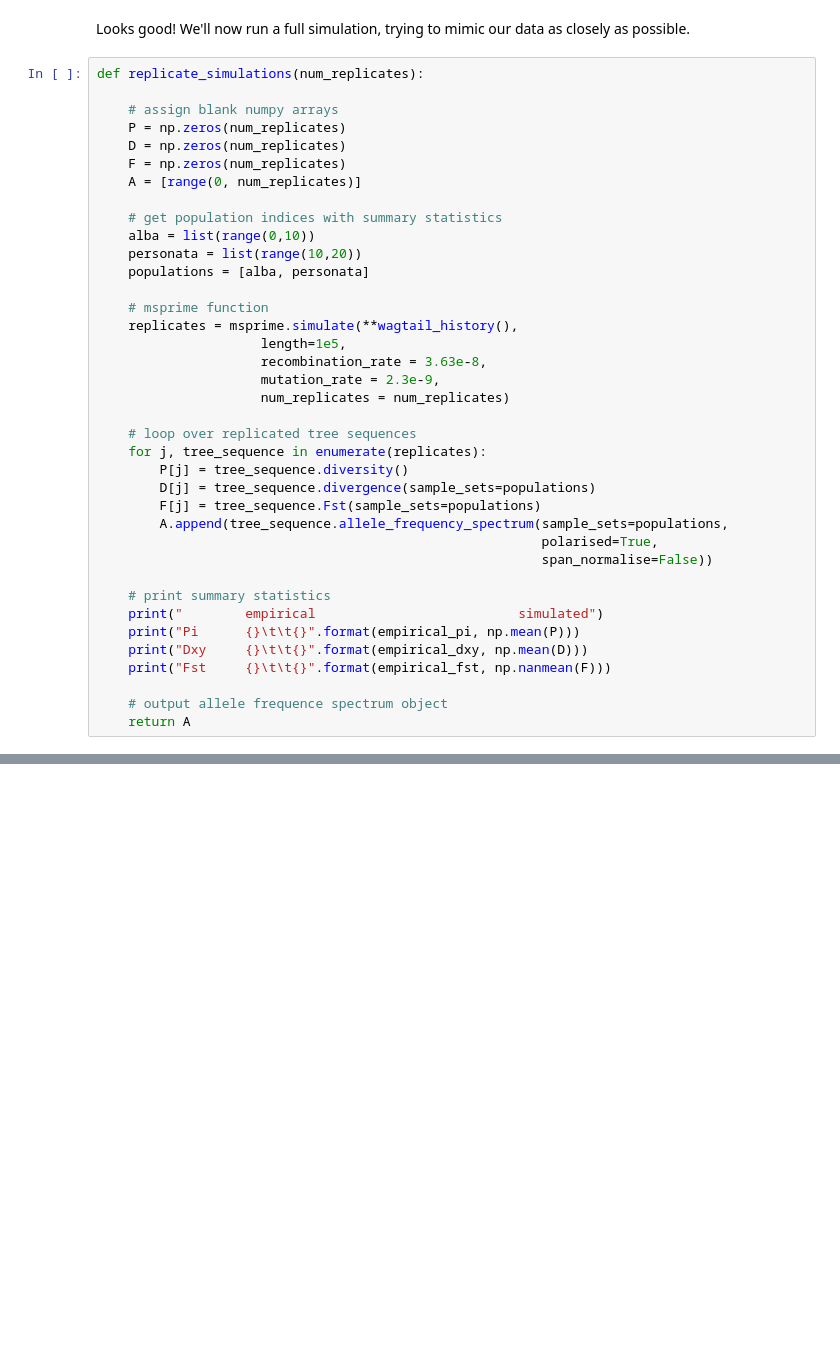
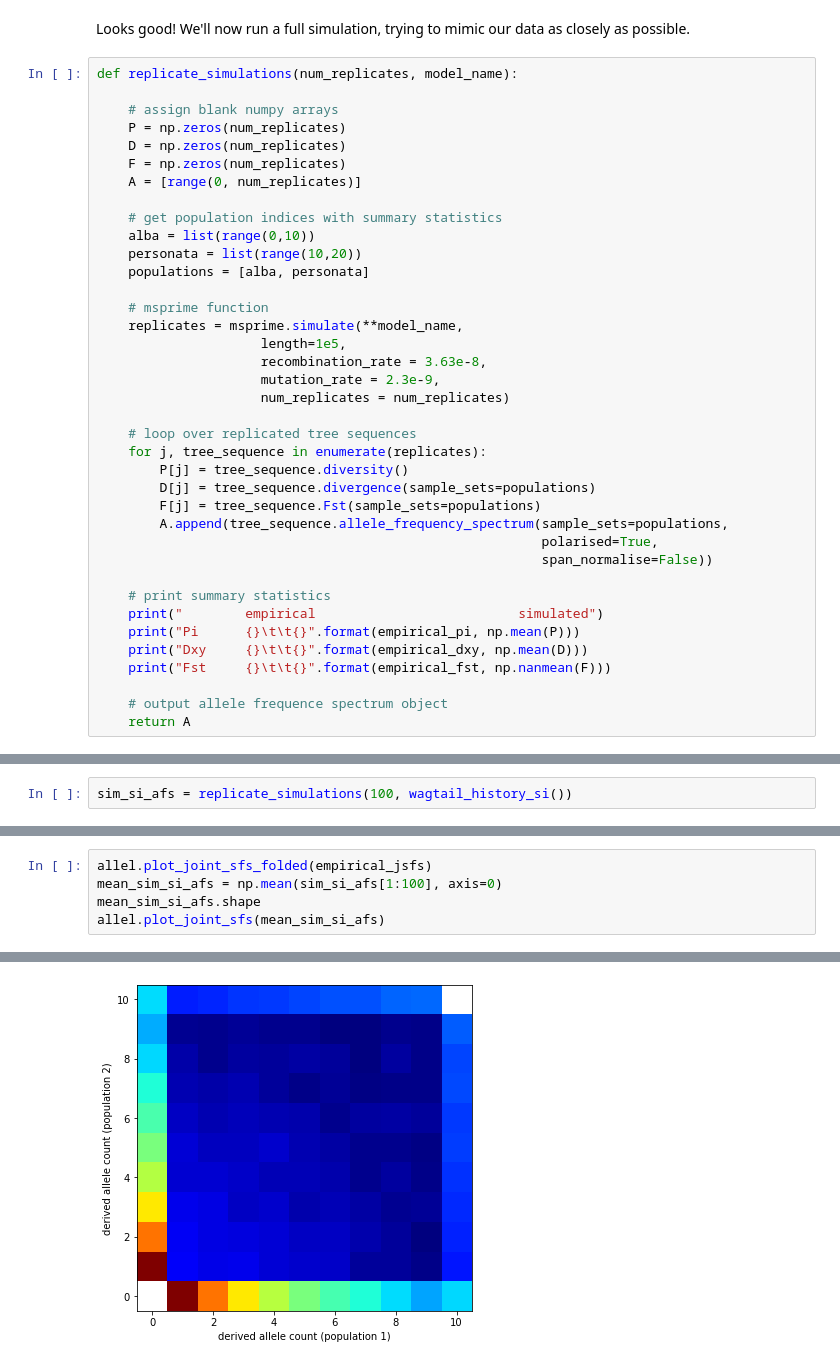
Before and after one commit to elinck/wagtails, a Jupyter notebook: scripts/demographic_inference_simulations.ipynb, the cells around one changed output, grey strips where cells are left out. Cells and saved outputs as stored; diff of their text form; blank space fills up the shorter version.

```diff
--- a/scripts/demographic_inference_simulations.ipynb
+++ b/scripts/demographic_inference_simulations.ipynb
@@ -145,7 +179,7 @@ Events @ generation 433.0
 # %% [markdown]
 Looks good! We'll now run a full simulation, trying to mimic our data as closely as possible.
 # %%
-def replicate_simulations(num_replicates):
+def replicate_simulations(num_replicates, model_name):
 
     # assign blank numpy arrays
     P = np.zeros(num_replicates)
@@ -159,7 +193,7 @@ def replicate_simulations(num_replicates):
     populations = [alba, personata]
 
     # msprime function
-    replicates = msprime.simulate(**wagtail_history(),
+    replicates = msprime.simulate(**model_name,
                      length=1e5,
                      recombination_rate = 3.63e-8,
                      mutation_rate = 2.3e-9,
@@ -207,0 +316,2 @@ We can see that while there are similarities across spectra, there is an excess
+# %%
+sim_si_afs = replicate_simulations(100, wagtail_history_si())
@@ -207,0 +323,6 @@ We can see that while there are similarities across spectra, there is an excess
+# %%
+allel.plot_joint_sfs_folded(empirical_jsfs)
+mean_sim_si_afs = np.mean(sim_si_afs[1:100], axis=0)
+mean_sim_si_afs.shape
+allel.plot_joint_sfs(mean_sim_si_afs)
+# %% [output]
@@ -207,0 +331 @@ We can see that while there are similarities across spectra, there is an excess
+[figure, added]
```
Also changed, not shown: parts of 22 cells of this notebook.
